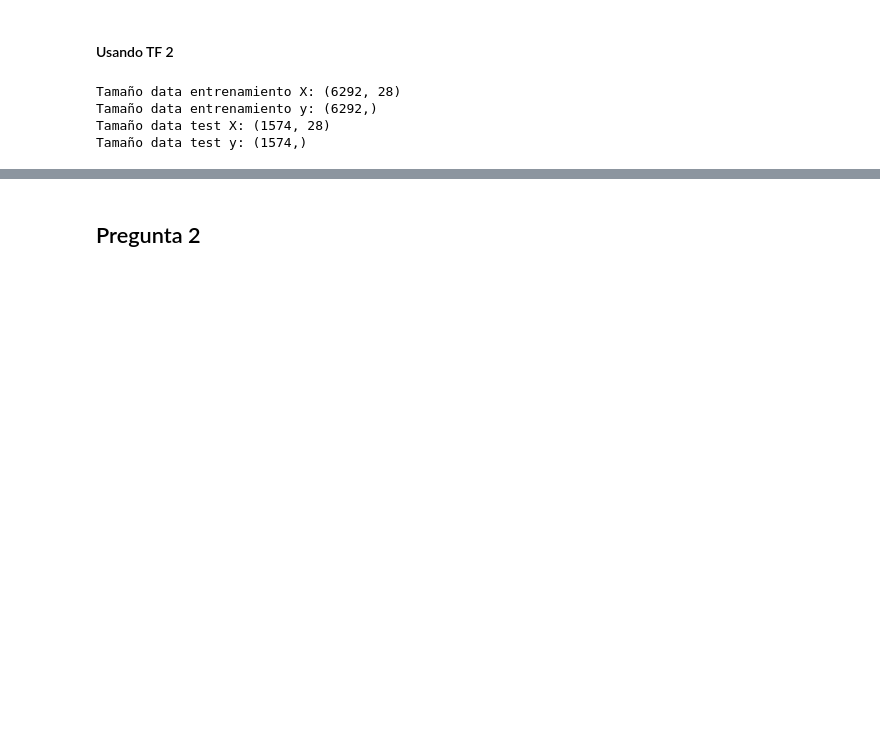
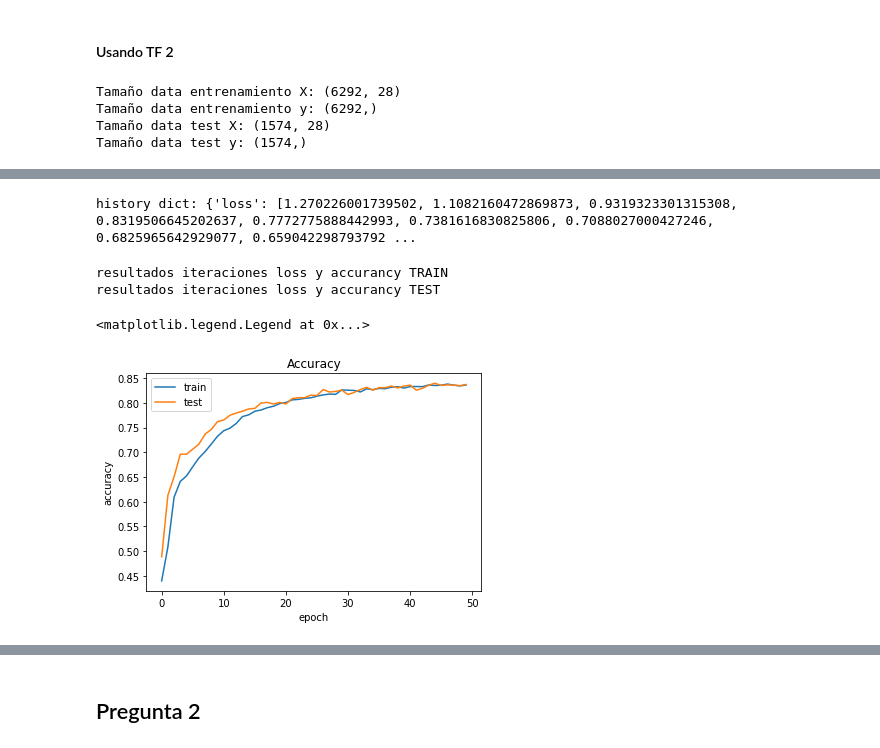
Before and after one commit to joseortegalabra/MLBI, a Jupyter notebook: Tarea1_MLBI_José_Ignacio_Ortega_Labra.ipynb, the cells around one changed output, grey strips where cells are left out. Saved outputs shown, nothing was run; the diff lists cells and outputs as text; code cells hidden in the pictures; blank space fills up the shorter version.

```diff
--- a/Tarea1_MLBI_José_Ignacio_Ortega_Labra.ipynb
+++ b/Tarea1_MLBI_José_Ignacio_Ortega_Labra.ipynb
@@ -290,4 +332,6 @@ y_test_tensor = tf.reshape(tf.convert_to_tensor(y_test, dtype = tf.float32), [y_
 # %%
 #parametros de NN
-lr = 0.01  #learning rate
-nn = [X_train_tensor.shape[1], 16, 4] #número de neuronas por layer
+lr = 0.001  #learning rate por defecto en adam es 0.001
+epochs = 50 #número de iteraciones
+batch_size = 50 #por defecto es 32
+nn = [X_train.shape[1], 16, 4] #número de neuronas por layer
@@ -297,0 +338,24 @@ SyntaxError: ignored
+# %%
+#modelo
+model_lr = kr.Sequential()
+#capa 1
+l1 = model_lr.add(kr.layers.Dense(nn[1], activation = 'relu'))
+#capa 2
+l2 = model_lr.add(kr.layers.Dense(nn[2], activation = 'softmax'))
+# %%
+#compilar el modelo
+adam_optimizer = kr.optimizers.Adam(learning_rate=lr, beta_1=0.9, beta_2=0.999, amsgrad=False)
+model_lr.compile(loss = 'sparse_categorical_crossentropy',
+                 optimizer = adam_optimizer,
+                 metrics = ['accuracy'])
+#kr.losses.sparse_categorical_crossentropy    #otra funcion de perdida posible
+#'categorical_crossentropy'
+# %%
+history = model_lr.fit(
+    X_train,   #X entrenamiento
+    y_train,  # y entrenamiento
+    batch_size = batch_size,
+    verbose = 1,       # Verbosity mode. 0 = silent, 1 = progress bar, 2 = one line per epoch
+    epochs = epochs, #iteraciones
+    validation_data =  (X_test, y_test)#tiene que ser una tupla X_test, y_test
+    )
@@ -297,0 +395,26 @@ SyntaxError: ignored
+# %%
+print('\nhistory dict:', history.history)
+#entra un diccionario con el acurrancy y con funciones de perdida
+# %% [output]
+history dict: {'loss': [1.270226001739502, 1.1082160472869873, 0.9319323301315308, 0.8319506645202637, 0.7772775888442993, 0.7381616830825806, 0.7088027000427246, 0.6825965642929077, 0.659042298793792 ...
+# %%
+print('resultados iteraciones loss y accurancy TRAIN')
+#history.history['accuracy']
+#history.history['loss']
+print('resultados iteraciones loss y accurancy TEST')
+#history.history['val_accuracy']   #test - validacion accurancy
+#history.history['val_loss']   #test - validacion perdida
+# %% [output]
+resultados iteraciones loss y accurancy TRAIN
+resultados iteraciones loss y accurancy TEST
+# %%
+#accuracy
+plt.plot(history.history['accuracy'])
+plt.plot(history.history['val_accuracy'])
+plt.title('Accuracy')
+plt.ylabel('accuracy')
+plt.xlabel('epoch')
+plt.legend(['train', 'test'], loc='upper left')
+# %% [output]
+<matplotlib.legend.Legend at 0x...>
+[figure, added]
```
Also changed, not shown: parts of 57 cells of this notebook.
